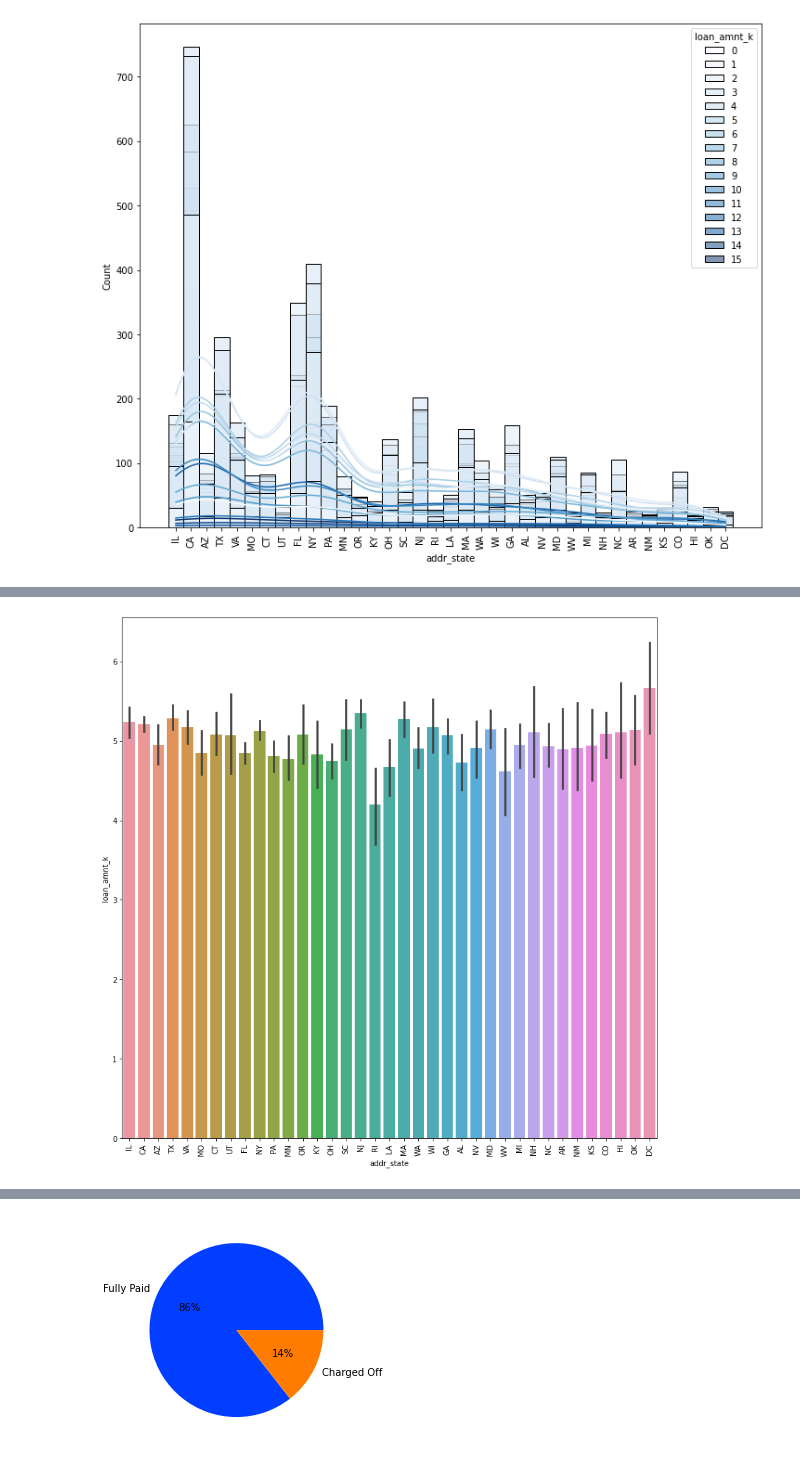
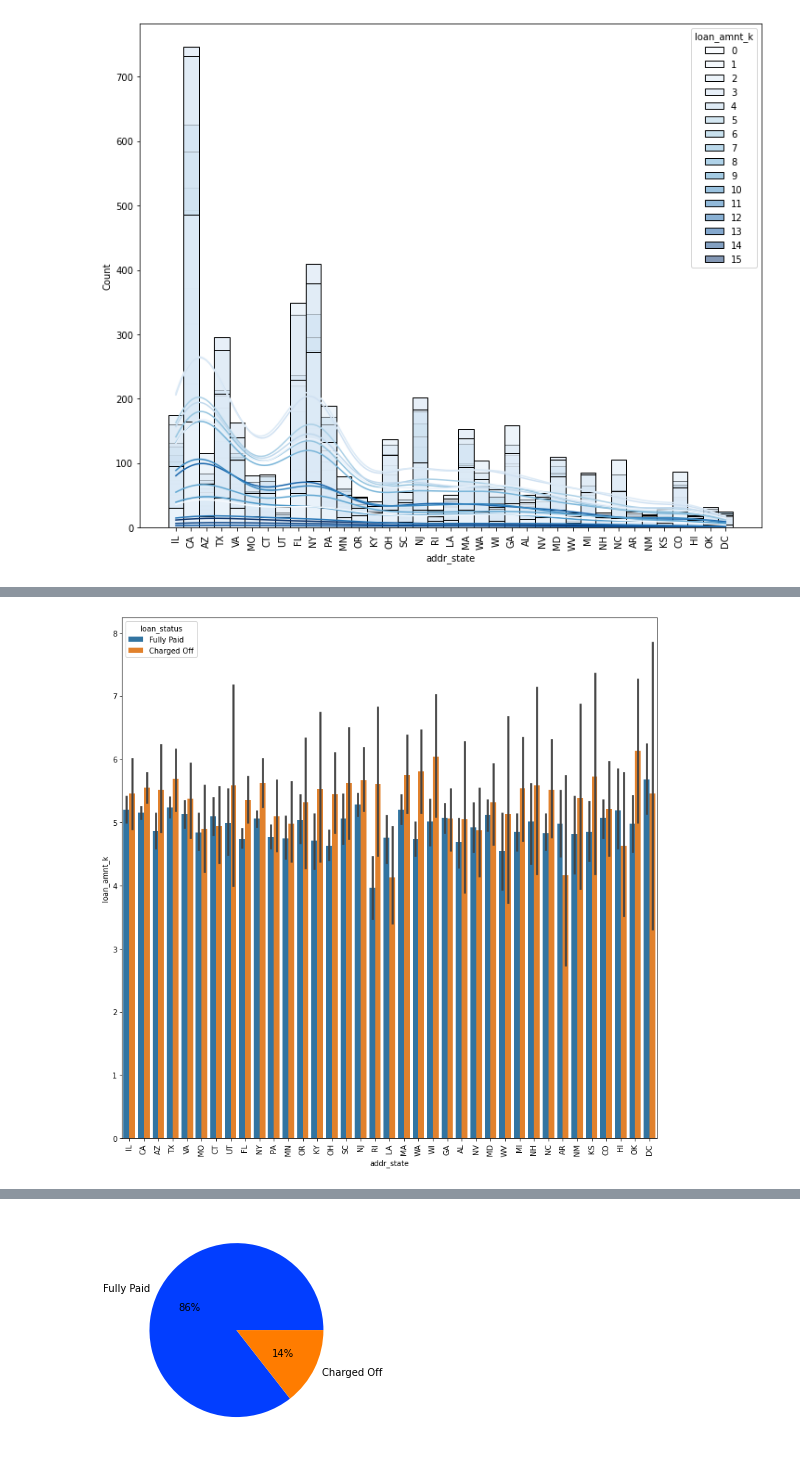
Before and after one commit to arunsy/LendingClub, a Jupyter notebook: MLC42_ArunG_ArunG.ipynb, the cells around one changed output, grey strips where cells are left out. Cells and saved outputs as stored; diff of their text form; code cells hidden in the pictures.

```diff
--- a/MLC42_Facilitator_ArunG.ipynb
+++ b/MLC42_ArunG_ArunG.ipynb
@@ -550,7 +552,7 @@ plt.show()
 # %%
 plt.figure(figsize = [13, 13])
-sns.barplot( x = loan_data2['addr_state'], y = loan_data2['loan_amnt_k'])
+sns.barplot( x = loan_data2['addr_state'], y = loan_data2['loan_amnt_k'], hue = loan_data2['loan_status'])
 plt.xticks(rotation=90)
 plt.show()
 # %% [output]
-[figure, old version]
+[figure, new version]
```
Also changed, not shown: parts of 12 cells of this notebook, 1 other file.
